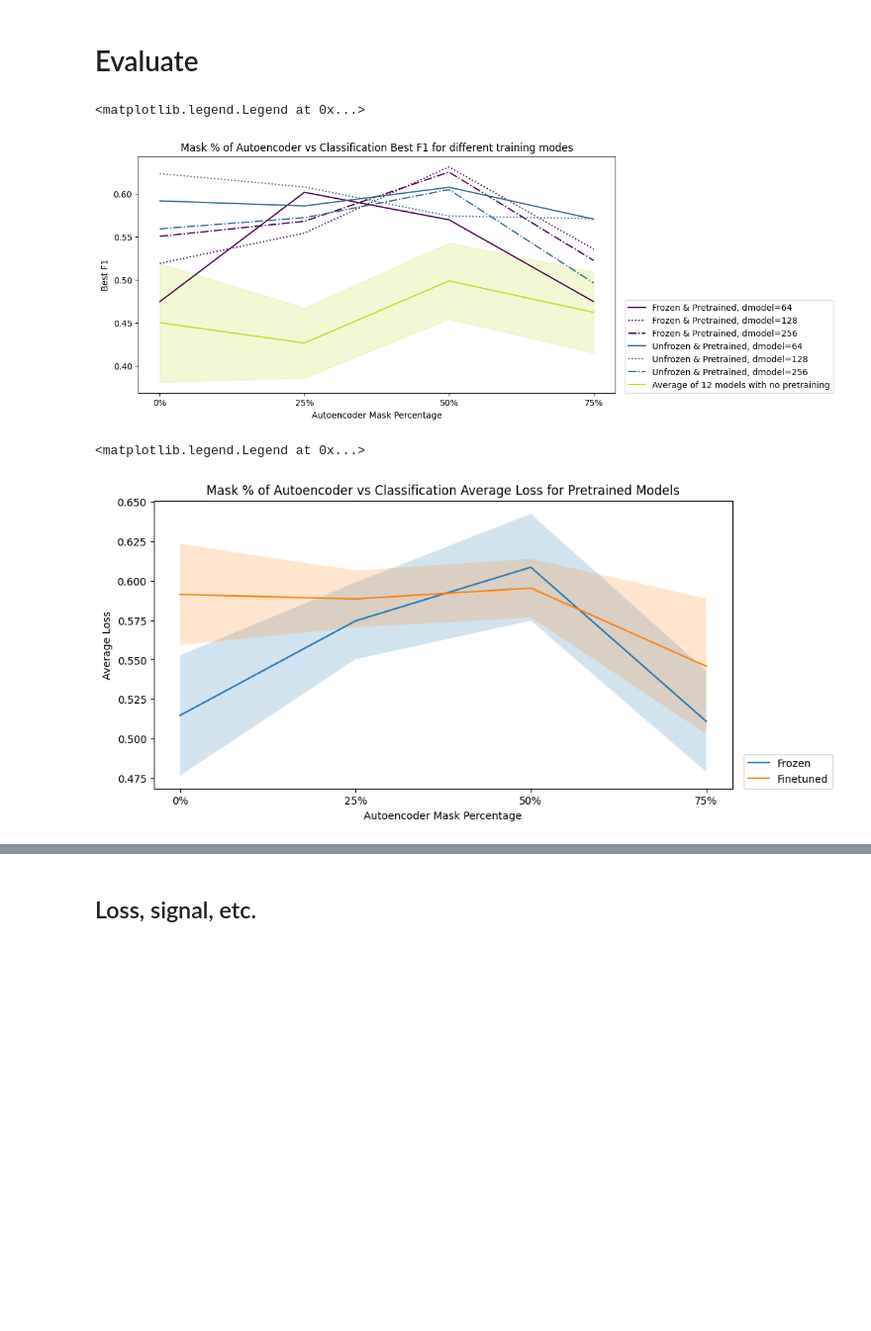
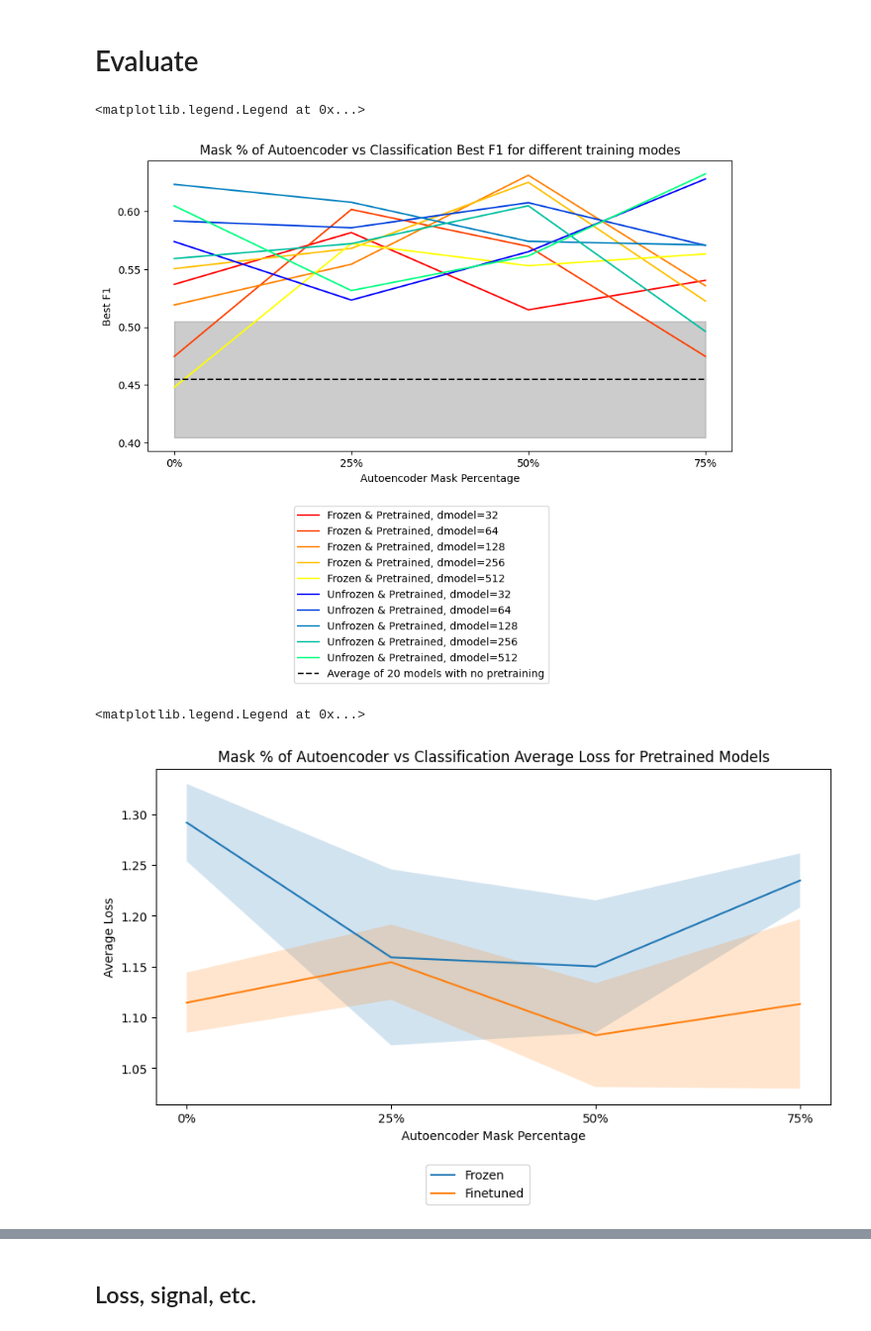
Before and after one commit to Musa-Azeem/eating-detection, a Jupyter notebook: encoderclassifier.ipynb, the cells around one changed output, grey strips where cells are left out. Shown at 99% size. Saved outputs shown, nothing was run; the diff lists cells and outputs as text; code cells hidden in the pictures; blank space fills up the shorter version.

```diff
--- a/encoderclassifier.ipynb
+++ b/encoderclassifier.ipynb
@@ -124,45 +127,47 @@ df['dmodellog'] = np.log2(df['dmodel']) - np.log2(df['dmodel']).min()
 # %%
 
 fig = plt.figure(figsize=(10,5))
 ax = fig.add_subplot(1,1,1)
 
-cmap = plt.get_cmap('viridis')
 scalar = 'best_f1'
+scalar_label = 'Best Loss' if scalar == 'best_loss' else 'Best F1'
+
 i = 0
 def plot(masked_df, label):
     global i
-    color = cmap(i/3)
+    cmap = plt.get_cmap(['autumn', 'winter'][i%2])
     for j,dmodel in enumerate(masked_df['dmodel'].unique()):
-        linestyle = ['solid','dotted','dashdot'][j]
-        masked_df[masked_df['dmodel']==dmodel].plot(x='maskpct', y=scalar, ax=ax, label=f'{label}, dmodel={dmodel}', color=color, linestyle=linestyle)
+        color = cmap(j/4)
+        # linestyle = ['solid','dotted','dashdot', (5, (10,3)), (0,(5,5))][j]
+        masked_df[masked_df['dmodel']==dmodel].plot(x='maskpct', y=scalar, ax=ax, label=f'{label}, dmodel={dmodel}', color=color)
     i += 1
 
 plot(df[df['frozen'] & df['pretrained']], 'Frozen & Pretrained')
 plot(df[~df['frozen'] & df['pretrained']], 'Unfrozen & Pretrained')
-# reg_mean = np.repeat(df[~df['frozen'] & ~df['pretrained']][scalar].mean(), 4)
-# reg_std = np.repeat(df[~df['frozen'] & ~df['pretrained']][scalar].std(), 4)
-reg_mean = df[~df['frozen'] & ~df['pretrained']][scalar].groupby(df['maskpct']).mean()
-reg_std = df[~df['frozen'] & ~df['pretrained']][scalar].groupby(df['maskpct']).std()
-ax.plot(df['maskpct'].unique(), reg_mean, label='Average of 12 models with no pretraining', color=cmap(0.9))
-ax.fill_between(df['maskpct'].unique(), reg_mean-reg_std, reg_mean+reg_std, color=cmap(0.9), alpha=0.2)
+reg_mean = np.repeat(df[~df['pretrained']][scalar].mean(), 4)
+reg_std = np.repeat(df[~df['pretrained']][scalar].std(), 4)
+# reg_mean = df[~df['pretrained']][scalar].groupby(df['maskpct']).mean()
+# reg_std = df[~df['pretrained']][scalar].groupby(df['maskpct']).std()
+ax.plot(df['maskpct'].unique(), reg_mean, label='Average of 20 models with no pretraining', color='black', linestyle='dashed')
+ax.fill_between(df['maskpct'].unique(), reg_mean-reg_std, reg_mean+reg_std, color='black', alpha=0.2)
 
-scalar_label = 'Best F1'
 ax.set_xlabel('Autoencoder Mask Percentage')
 ax.set_ylabel(scalar_label)
 ax.set_title(f'Mask % of Autoencoder vs Classification {scalar_label} for different training modes')
 ax.set_xticks(df['maskpct'].unique())
 ax.set_xticklabels([f'{x}%' for x in (df['maskpct'].unique()*100).astype(int)])
-ax.legend(loc=(1.02,0))
+ax.legend(loc=(0.25,-0.8))
 # %% [output]
 <matplotlib.legend.Legend at 0x...>
-[figure, old version]
+[figure, new version]
 # %%
 # best ae loss to class f1/loss for mask%
 df_pretrained = df[df['pretrained']]
 fig = plt.figure(figsize=(10,5))
 ax = fig.add_subplot(1,1,1)
 
-scalar = 'best_f1'
+scalar = 'best_loss'
+scalar_label = 'Average Loss' if scalar == 'best_loss' else 'Average F1'
 
 def plot(masked_df, label):
     mean = masked_df.groupby('maskpct').mean()[scalar]
@@ -173,16 +178,15 @@ def plot(masked_df, label):
 plot(df_pretrained[df_pretrained['frozen']], 'Frozen')
 plot(df_pretrained[~df_pretrained['frozen']], 'Finetuned')
 
-scalar_label = 'Average Loss'
 ax.set_xlabel('Autoencoder Mask Percentage')
 ax.set_ylabel(scalar_label)
 ax.set_title(f'Mask % of Autoencoder vs Classification {scalar_label} for Pretrained Models')
 ax.set_xticks(df['maskpct'].unique())
 ax.set_xticklabels([f'{x}%' for x in (df['maskpct'].unique()*100).astype(int)])
-ax.legend(loc=(1.02,0))
+ax.legend(loc=(.4,-.3))
 # %% [output]
 <matplotlib.legend.Legend at 0x...>
-[figure, old version]
+[figure, new version]
 # %%
 fig = plt.figure()
 ax = fig.add_subplot(1,1,1)
```
Also changed, not shown: parts of 2 cells of this notebook, 5 other files.
